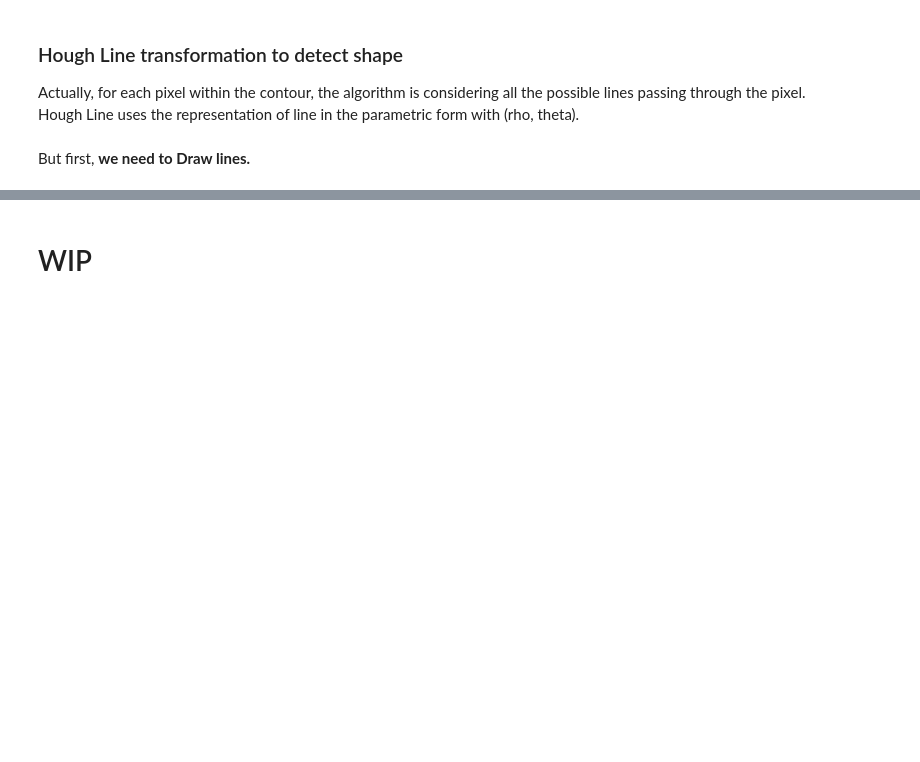
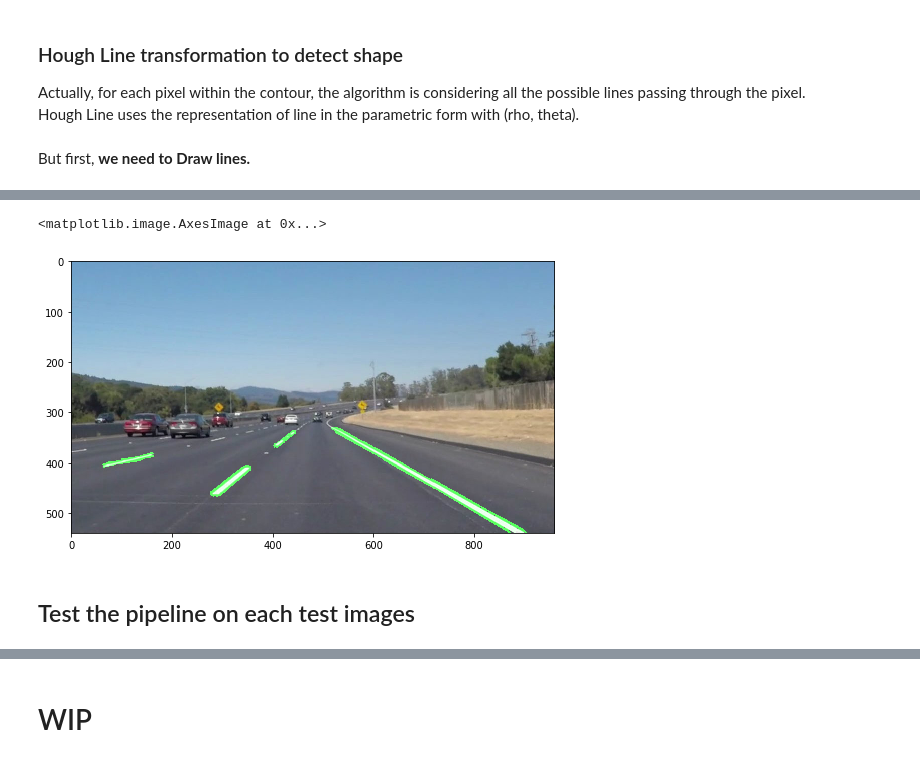
Before and after one commit to MikeHatchi/Road-Lane-Lines-Curves-Pipeline, a Jupyter notebook: Road Lane Lines Curves Pipeline.ipynb, the cells around one changed output, grey strips where cells are left out. Drawn from its saved outputs; the diff is of its cells as text; code cells hidden in the pictures; blank space fills up the shorter version.

```diff
--- a/Road Lane Lines Curves Pipeline.ipynb
+++ b/Road Lane Lines Curves Pipeline.ipynb
@@ -170,0 +176,17 @@ plt.imshow(imhl)
+# %%
+def weighted_img(src1, src2, α=0.8, β=0, γ=0.):
+    return cv2.addWeighted(src1, α, src2, β, γ)
+# %%
+plt.figure(figsize=(20,5))
+
+# α for weighted of the transformed image.
+# β for weighted of the initial image.
+# γ scalar added to each sum.
+
+layov = weighted_img(imhl, fimage, 1, 1, 0.0)
+plt.imshow(layov)
+# %% [output]
+<matplotlib.image.AxesImage at 0x...>
+[figure, added]
+# %% [markdown]
+## Test the pipeline on each test images
```
Also changed, not shown: parts of 8 cells of this notebook.
